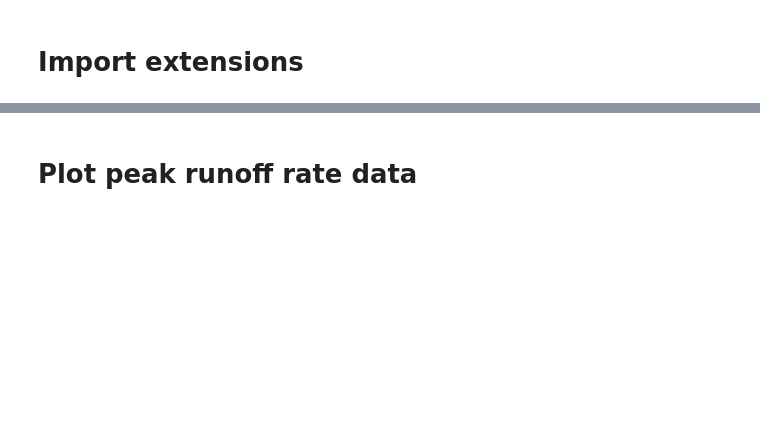
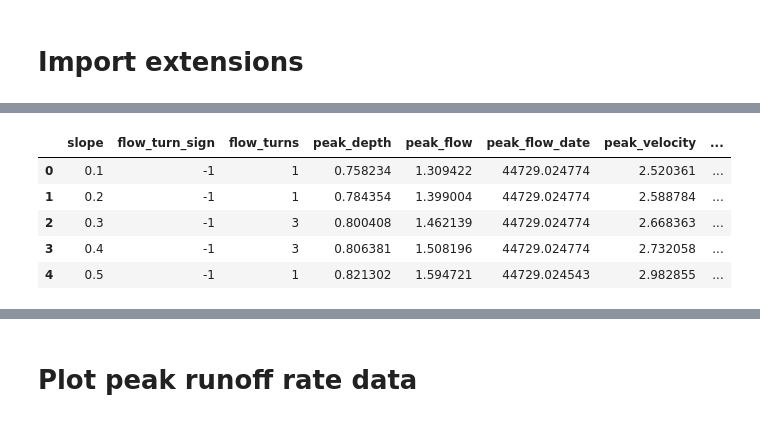
Before and after one commit to BuczynskiRafal/pipe_calculations, a Jupyter notebook: OOP_Catchments.ipynb, the cells around one changed output, grey strips where cells are left out. Drawn from its saved outputs; the diff is of its cells as text; code cells hidden in the pictures; blank space fills up the shorter version.

```diff
--- a/OOP_Catchments.ipynb
+++ b/OOP_Catchments.ipynb
@@ -86,0 +113,9 @@ pipe_df.head()
+# %%
+df.head()
+# %% [output]
+|  | slope | flow_turn_sign | flow_turns | peak_depth | peak_flow | peak_flow_date | peak_velocity | ... |
+| 0 | 0.1 | -1 | 1 | 0.758234 | 1.309422 | 44729.024774 | 2.520361 | ... |
+| 1 | 0.2 | -1 | 1 | 0.784354 | 1.399004 | 44729.024774 | 2.588784 | ... |
+| 2 | 0.3 | -1 | 3 | 0.800408 | 1.462139 | 44729.024774 | 2.668363 | ... |
+| 3 | 0.4 | -1 | 3 | 0.806381 | 1.508196 | 44729.024774 | 2.732058 | ... |
+| 4 | 0.5 | -1 | 1 | 0.821302 | 1.594721 | 44729.024543 | 2.982855 | ... |
```
Also changed, not shown: parts of 28 cells of this notebook.
